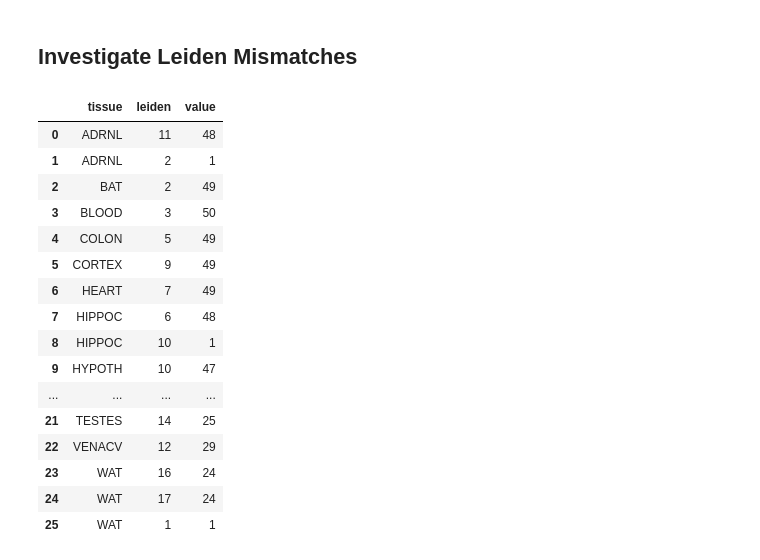
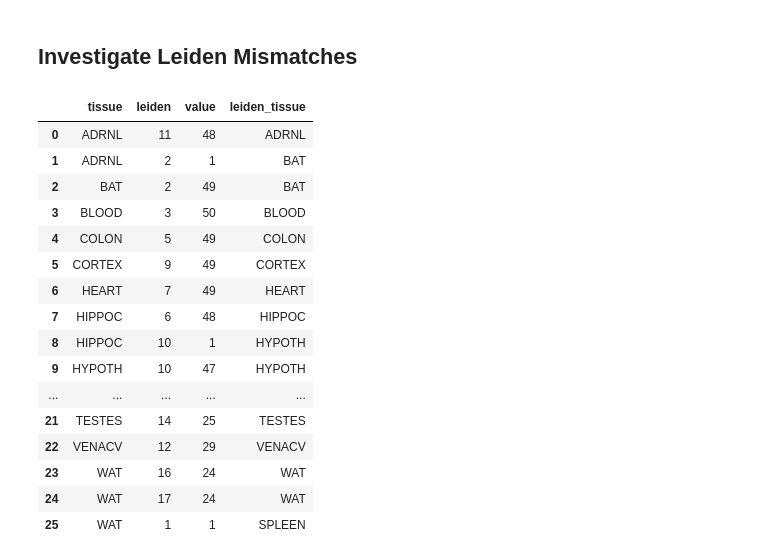
Before and after one commit to pachterlab/OP_2025, a Jupyter notebook: analysis_scripts/Initial_RNA_Analysis.ipynb, the cells around one changed output. Drawn from its saved outputs; the diff is of its cells as text; code cells hidden in the pictures.

```diff
--- a/analysis_scripts/Initial_RNA_Analysis.ipynb
+++ b/analysis_scripts/Initial_RNA_Analysis.ipynb
@@ -109,7 +109,7 @@ See the caveats in the documentation: https://pandas.pydata.org/pandas-docs/stab
 # %% [markdown]
 # Dataset Import
 # %%
-adata = anndata.read_h5ad(f"rat_genes.h5ad")
+adata = anndata.read_h5ad("rat_genes.h5ad")
 adata.obs.tissue = adata.obs.tissue.str.upper()
 adata.obs = adata.obs.drop('pid', axis = 1)
 adata
@@ -262,35 +262,33 @@ sc.pl.pca(adata, color=['tissue', 'sex', 'time', 'nid'], ncols=2,wspace=0.5,
 # %%
 tissue_comp = pd.DataFrame({
     'tissue': adata.obs['tissue'].astype('str'),
-    'leiden': adata.obs['leiden'].astype('str')
+    'leiden': adata.obs['leiden'].astype('str'),
+    'barcode': adata.obs['barcode'].astype('str')
 })
-all_df = tissue_comp.groupby('tissue', observed=True).value_counts(dropna=True).reset_index()
+all_df = tissue_comp[['tissue', 'leiden']].groupby('tissue', observed=True).value_counts(dropna=True).reset_index()
 all_df.columns = ['tissue', 'leiden', 'value']
-#leiden_comp = tissue_comp.groupby('leiden', observed=False).value_counts(dropna=True).reset_index()
-#most_sig_msk = leiden_comp.groupby('leiden')['count'].transform('max') == leiden_comp['count']
-#leiden2tissue = leiden_comp[most_sig_msk][['leiden', 'tissue']].set_index('leiden').to_dict()['tissue']
-#tissue2leiden = dict((v,k) for k,v in leiden2tissue.items())
-#all_df['tissue_cluster'] = [tissue2leiden[x] for x in all_df.tissue]
-#all_df['leiden_tissue'] = [leiden2tissue[x] for x in all_df.leiden]
-#tissue_comp['tissue_cluster'] = [tissue2leiden[x] for x in tissue_comp.tissue]
-#tissue_comp.to_csv('alluvial_inputs_big.csv')
+# Give leiden clusters name of most prevalant tissue
+leiden_comp = tissue_comp[['tissue', 'leiden']].groupby('leiden', observed=False).value_counts(dropna=True).reset_index()
+most_sig_msk = leiden_comp.groupby('leiden')['count'].transform('max') == leiden_comp['count']
+leiden2tissue = leiden_comp[most_sig_msk][['leiden', 'tissue']].set_index('leiden').to_dict()['tissue']
+all_df['leiden_tissue'] = [leiden2tissue[x] for x in all_df.leiden]
 all_df.to_csv('alluvial_inputs.csv')
 all_df
 # %% [output]
-|  | tissue | leiden | value |
-| 0 | ADRNL | 11 | 48 |
-| 1 | ADRNL | 2 | 1 |
-| 2 | BAT | 2 | 49 |
-| 3 | BLOOD | 3 | 50 |
-| 4 | COLON | 5 | 49 |
-| 5 | CORTEX | 9 | 49 |
-| 6 | HEART | 7 | 49 |
-| 7 | HIPPOC | 6 | 48 |
-| 8 | HIPPOC | 10 | 1 |
-| 9 | HYPOTH | 10 | 47 |
-| ... | ... | ... | ... |
-| 21 | TESTES | 14 | 25 |
-| 22 | VENACV | 12 | 29 |
-| 23 | WAT | 16 | 24 |
-| 24 | WAT | 17 | 24 |
-| 25 | WAT | 1 | 1 |
+|  | tissue | leiden | value | leiden_tissue |
+| 0 | ADRNL | 11 | 48 | ADRNL |
+| 1 | ADRNL | 2 | 1 | BAT |
+| 2 | BAT | 2 | 49 | BAT |
+| 3 | BLOOD | 3 | 50 | BLOOD |
+| 4 | COLON | 5 | 49 | COLON |
+| 5 | CORTEX | 9 | 49 | CORTEX |
+| 6 | HEART | 7 | 49 | HEART |
+| 7 | HIPPOC | 6 | 48 | HIPPOC |
+| 8 | HIPPOC | 10 | 1 | HYPOTH |
+| 9 | HYPOTH | 10 | 47 | HYPOTH |
+| ... | ... | ... | ... | ... |
+| 21 | TESTES | 14 | 25 | TESTES |
+| 22 | VENACV | 12 | 29 | VENACV |
+| 23 | WAT | 16 | 24 | WAT |
+| 24 | WAT | 17 | 24 | WAT |
+| 25 | WAT | 1 | 1 | SPLEEN |
```
Also changed, not shown: parts of 2 cells of this notebook, 46 other files.
